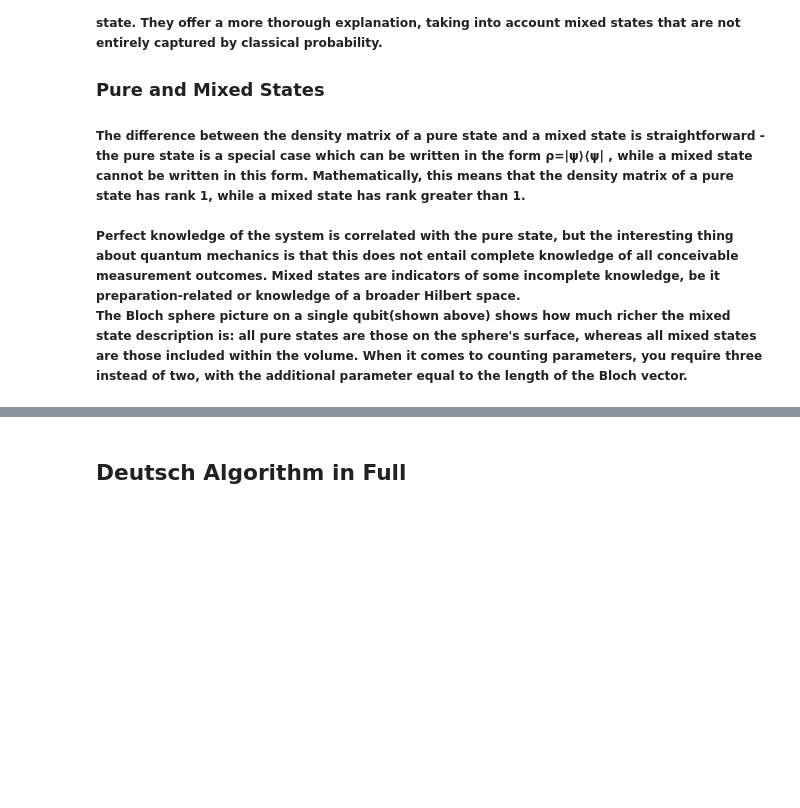
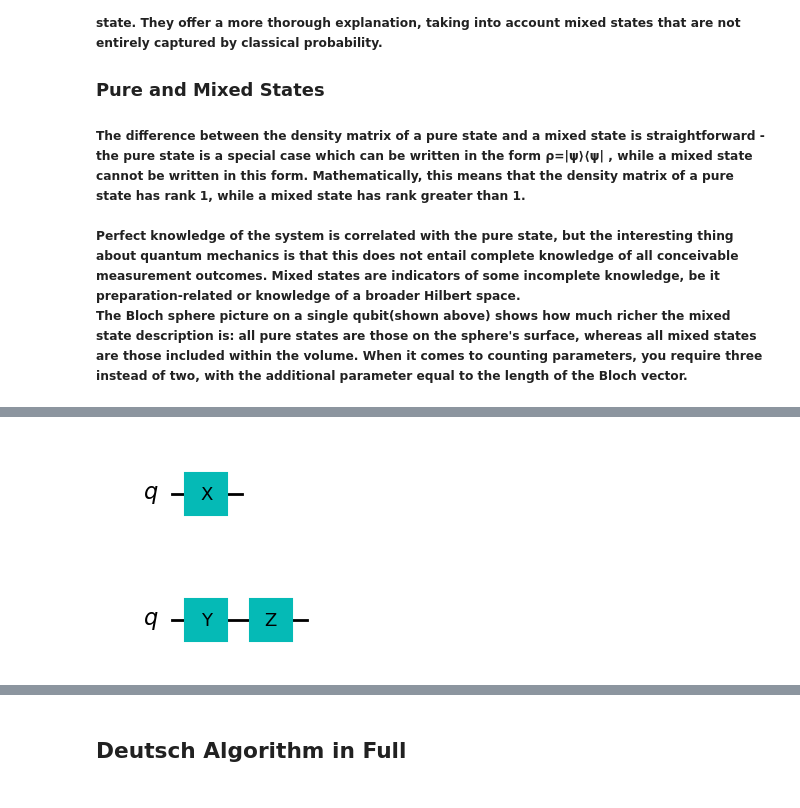
Before and after one commit to PedroFCode/EmergingTechnologies, a Jupyter notebook: project.ipynb, the cells around one changed output, grey strips where cells are left out. Saved outputs shown, nothing was run; the diff lists cells and outputs as text; code cells hidden in the pictures; blank space fills up the shorter version.

```diff
--- a/project.ipynb
+++ b/project.ipynb
@@ -218,0 +238,37 @@ The Bloch sphere picture on a single qubit(shown above) shows how much richer th
+# %%
+# The X gate is equivalent to a classical NOT gate,
+# flipping the qubit from |0⟩ to |1⟩ and vice versa.
+
+from qiskit import QuantumCircuit
+from qiskit.visualization import circuit_drawer
+
+# Create a quantum circuit with 1 qubit
+qc = QuantumCircuit(1)
+
+# Apply Pauli-X gate to the qubit
+qc.x(0)
+
+# Draw the quantum circuit
+circuit_drawer(qc, output='mpl')
+# %% [output]
+[figure, added]
+# %%
+# The Y and Z gates are also Pauli gates,
+# performing rotations around the Y and Z axes on the Bloch sphere, respectively.
+
+from qiskit import QuantumCircuit
+from qiskit.visualization import circuit_drawer
+
+# Create a quantum circuit with 1 qubit
+qc = QuantumCircuit(1)
+
+# Apply Pauli-Y gate to the qubit
+qc.y(0)
+
+# Apply Pauli-Z gate to the qubit
+qc.z(0)
+
+# Draw the quantum circuit
+circuit_drawer(qc, output='mpl')
+# %% [output]
+[figure, added]
```
Also changed, not shown: parts of 7 cells of this notebook.
